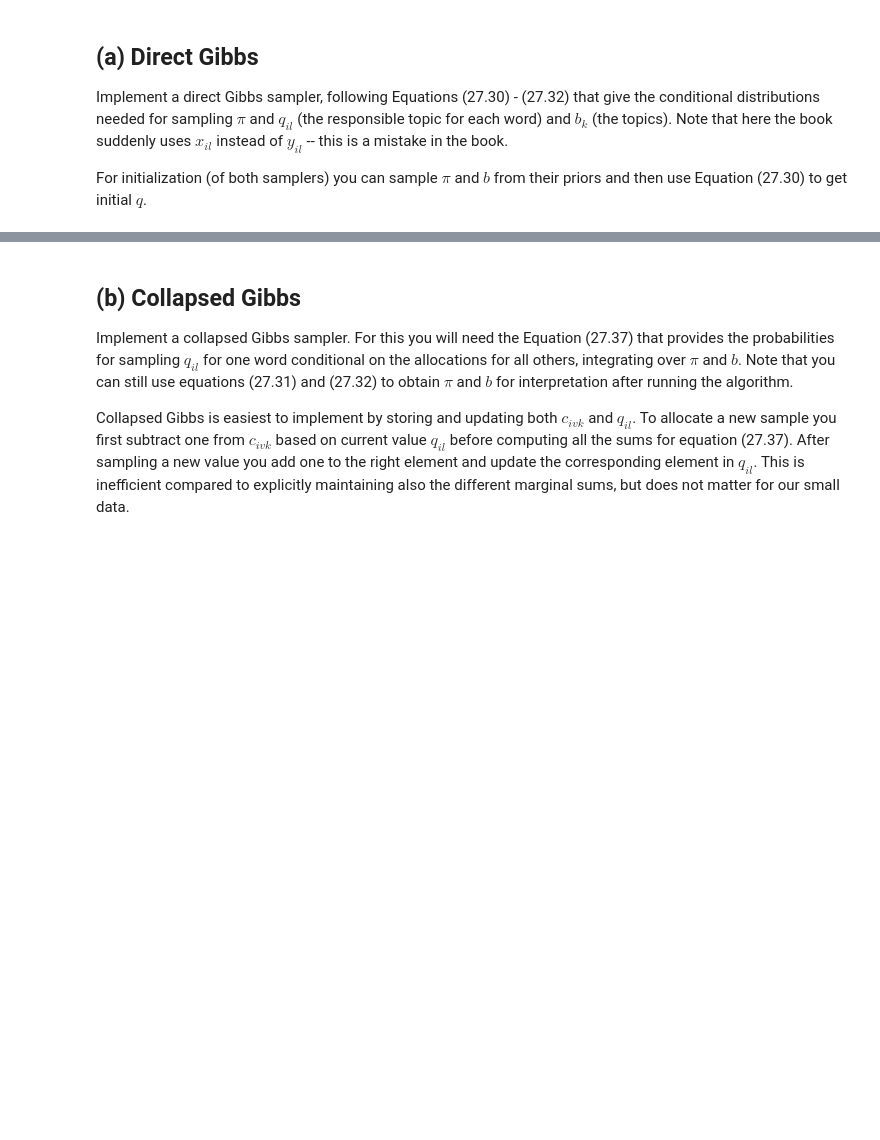
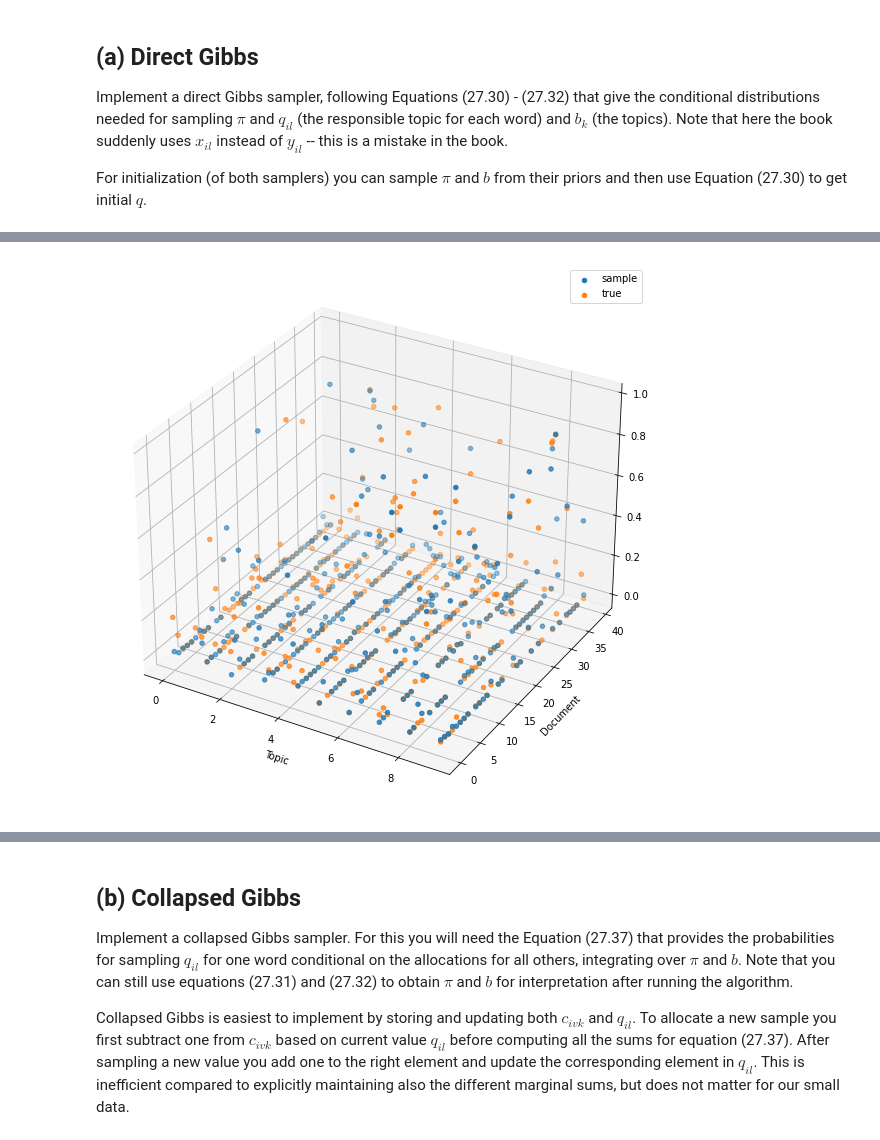
Before and after one commit to vyeoms/assignments, a Jupyter notebook: bml/set2/set2.ipynb, the cells around one changed output, grey strips where cells are left out. Cells and saved outputs as stored; diff of their text form; code cells hidden in the pictures; blank space fills up the shorter version.

Commit message:
bml: Add direct Gibbs sampler for LDA

```diff
--- a/bml/set2/set2.ipynb
+++ b/bml/set2/set2.ipynb
@@ -330,0 +411,4 @@ For initialization (of both samplers) you can sample $\pi$ and $b$ from their pr
+# %%
+pi = np.load("pi_samples.npy")
+b = np.load("b_samples.npy")
+q = np.load("q_samples.npy")
@@ -330,0 +425,89 @@ For initialization (of both samplers) you can sample $\pi$ and $b$ from their pr
+# %%
+matplotlib.rcParams['figure.figsize'] = [10, 10]
+
+last_pi = pi[-N:,:]
+last_b = b[-K_true:,:]
+last_q = q[-N:,:]
+
+# document-to-topic: pi
+# topic-to-word: b
+
+popularity_topic_sample = np.sum(last_pi, axis=0)
+sorted_mat_sample = last_pi[:,popularity_topic_sample.argsort()]
+# plt.matshow(sorted_mat_sample)
+
+popularity_topic_true = np.sum(pi_true, axis=0)
+sorted_mat_true = pi_true[:,popularity_topic_true.argsort()]
+# plt.matshow(sorted_mat_true)
+
+
+# Set up grid and test data
+nx, ny = K_true, N
+x = range(nx)
+y = range(ny)
+
+hf = plt.figure()
+ha = hf.add_subplot(111, projection='3d')
+
+X, Y = np.meshgrid(x, y)  # `plot_surface` expects `x` and `y` data to be 2D
+ha.scatter(X, Y, sorted_mat_sample, label="sample")
+ha.scatter(X, Y, sorted_mat_true, label="true")
+ha.set_xlabel("Topic")
+ha.set_ylabel("Document")
+ha.legend()
+
+plt.show()
+
+hf = plt.figure()
+ha = hf.add_subplot(111, projection='3d')
+ha.scatter(X, Y, sorted_mat_true - sorted_mat_sample, label="Difference")
+ha.set_xlabel("Topic")
+ha.set_ylabel("Document")
+ha.view_init(elev=0, azim=90)
+ha.legend()
+
+plt.show()
+
+# plt.matshow(sorted_mat_true - sorted_mat_sample)
+# plt.colorbar()
+# plt.show()
+
+popularity_word_sample = np.sum(last_b, axis=1)
+sorted_mat_word_sample = last_b[popularity_word_sample.argsort(), :]
+# plt.matshow(sorted_mat_word_sample)
+
+popularity_word_true = np.sum(b_true, axis=1)
+sorted_mat_word_true = b_true[popularity_word_true.argsort(), :]
+# plt.matshow(sorted_mat_word_true)
+
+# plt.matshow(sorted_mat_word_true - sorted_mat_word_sample)
+# plt.colorbar()
+# plt.show()
+
+
+nx, ny = V, K_true
+x = range(nx)
+y = range(ny)
+hf = plt.figure()
+ha = hf.add_subplot(111, projection='3d')
+
+X, Y = np.meshgrid(x, y)  # `plot_surface` expects `x` and `y` data to be 2D
+ha.scatter(X, Y, sorted_mat_word_sample, label="sample")
+ha.scatter(X, Y, sorted_mat_word_true, label="true")
+ha.set_ylabel("Word")
+ha.set_xlabel("Topic")
+ha.legend()
+
+plt.show()
+
+hf = plt.figure()
+ha = hf.add_subplot(111, projection='3d')
+ha.scatter(X, Y, sorted_mat_word_true - sorted_mat_word_sample, label="Difference")
+ha.set_ylabel("Word")
+ha.set_xlabel("Topic")
+ha.view_init(elev=0, azim=90)
+ha.legend()
+
+plt.show()
+# %% [output]
+[figure, added]
```
Also changed, not shown: parts of 11 cells of this notebook, 3 other files.
